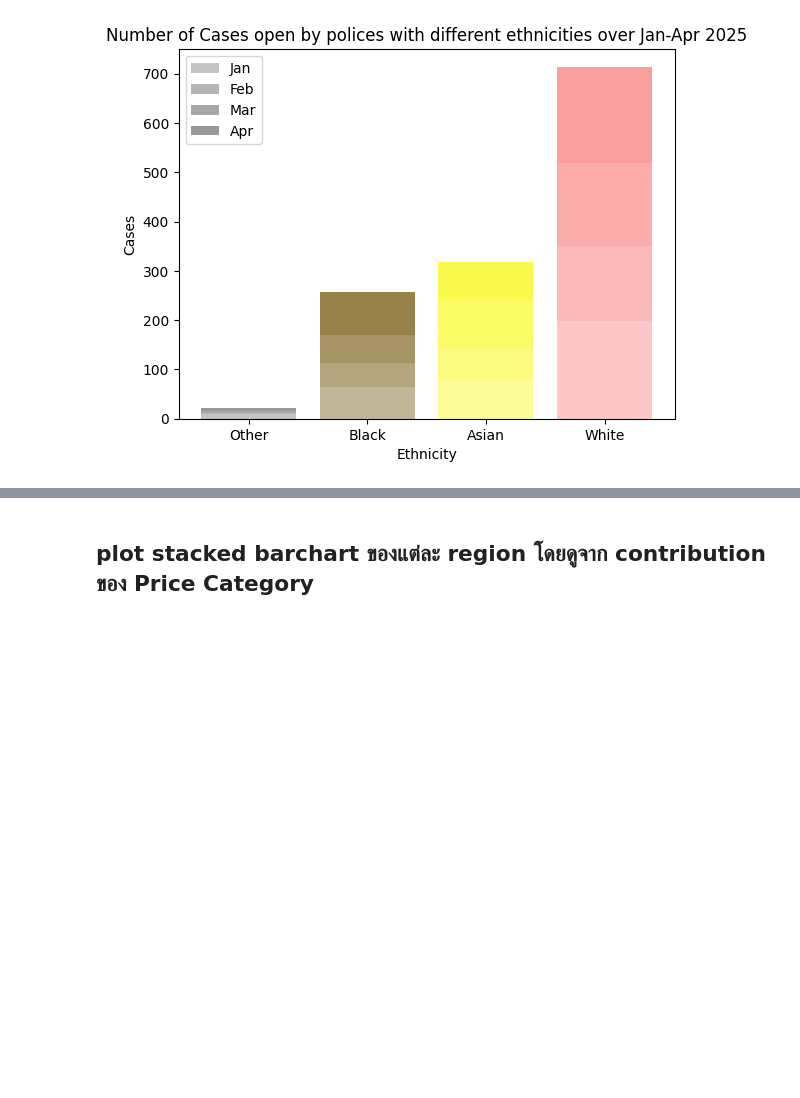
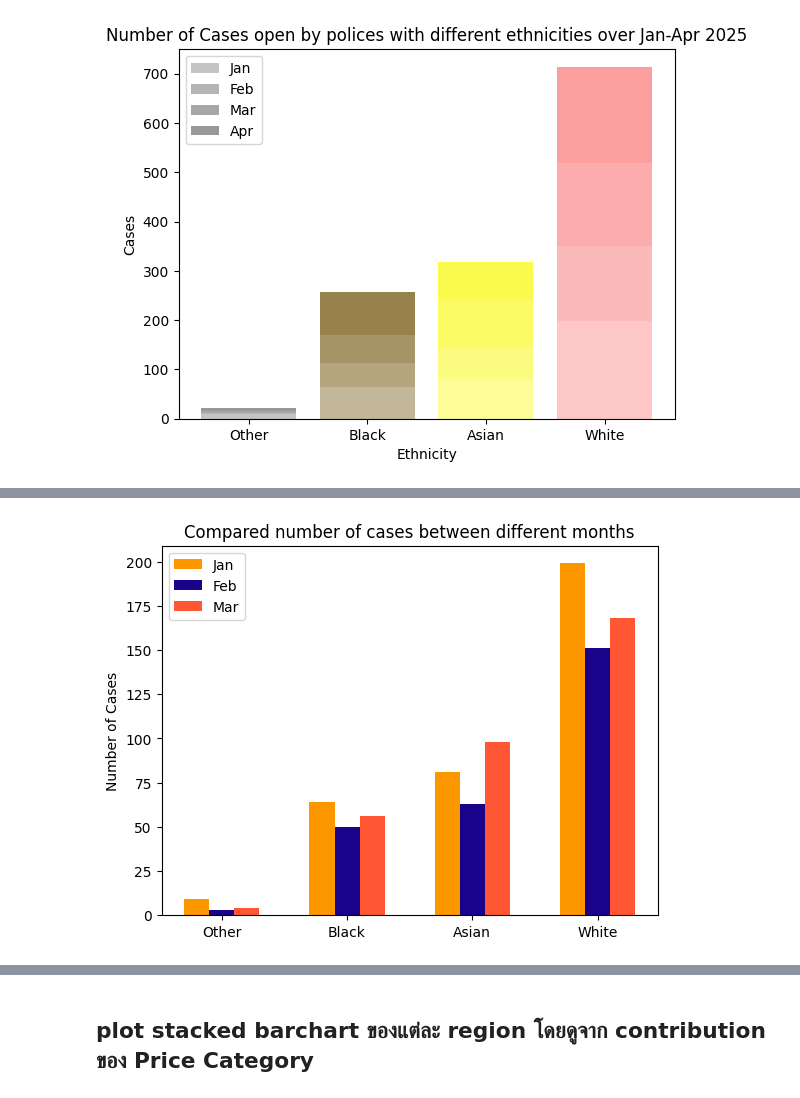
Before and after one commit to TKhahahah/dataviz2025, a Jupyter notebook: Visualize_Data_Comparison_2025.ipynb, the cells around one changed output, grey strips where cells are left out. Saved outputs shown, nothing was run; the diff lists cells and outputs as text; code cells hidden in the pictures; blank space fills up the shorter version.

```diff
--- a/Visualize_Data_Comparison_2025.ipynb
+++ b/Visualize_Data_Comparison_2025.ipynb
@@ -170,3 +198,22 @@ plt.title('Number of Cases open by polices with different ethnicities over Jan-A
+# %%
+x = np.arange(len(compared_police_eth))  # the label locations
+width = 0.2  # the width of the bars
+
+fig, ax = plt.subplots()
+rects1 = ax.bar(x - width, compared_police_eth['Type'], width, label='Jan', color='#fc9700')
+rects2 = ax.bar(x, compared_police_eth2['Type'], width, label='Feb', color='#19038a')
+rects3 = ax.bar(x + width, compared_police_eth3['Type'], width, label='Mar', color='#FF5733')
+
+# Add some text for labels, title and custom x-axis tick labels, etc.
+ax.set_ylabel('Number of Cases')
+ax.set_title('Compared number of cases between different months')
+ax.set_xticks(x)
+ax.set_xticklabels(compared_police_eth['Officer-defined ethnicity'])
+ax.legend()
+
+plt.show()
+# %% [output]
+[figure, added]
 # %%
 # prompt: replace word Budget in the Price Category with รุ่นเริ่มต้น
 
```
Also changed, not shown: parts of 55 cells of this notebook.
